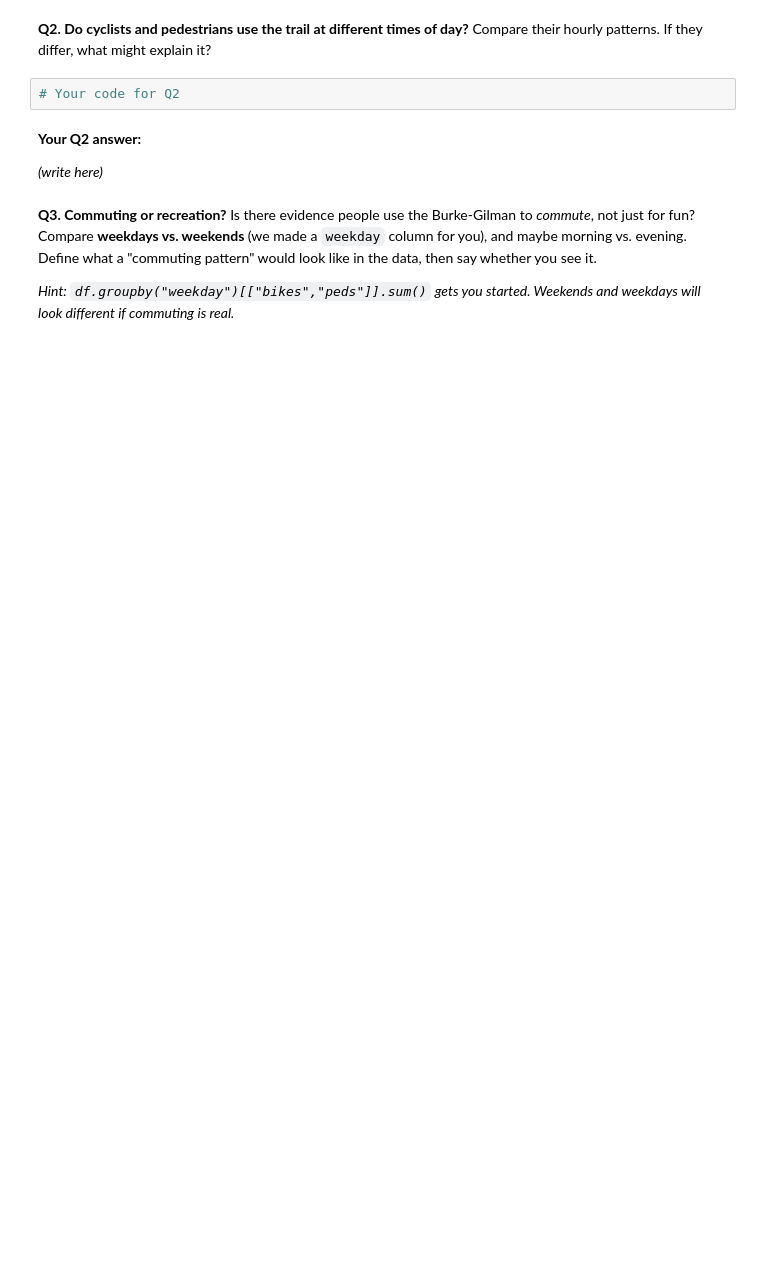
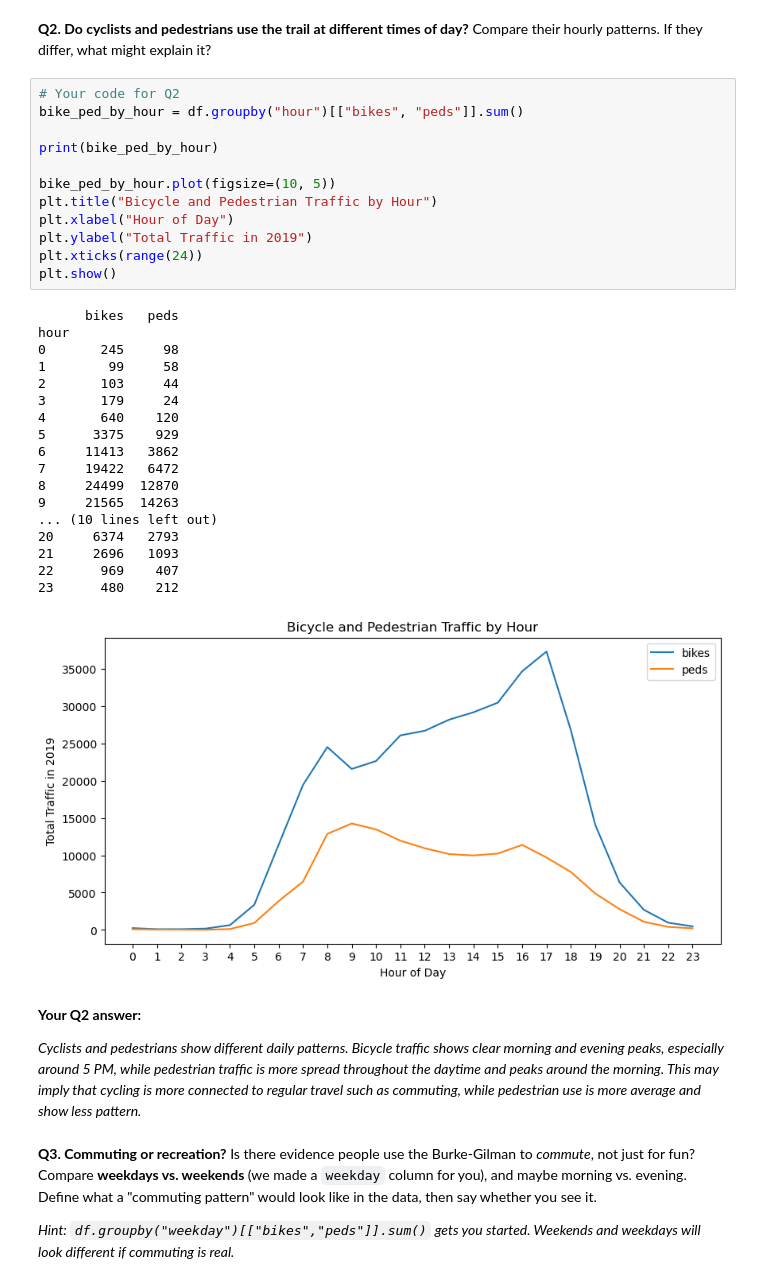
Before and after one commit to ArlfinEyre/hcde-410, a Jupyter notebook: A1/A1.ipynb, the cells around one changed output. Drawn from its saved outputs; the diff is of its cells as text; blank space fills up the shorter version.

```diff
--- a/A1/A1.ipynb
+++ b/A1/A1.ipynb
@@ -119,10 +183,39 @@ Decide what *busy* means to you first — a single hour? a stretch of the day? b
 Compare their hourly patterns. If they differ, what might explain it?
 # %%
 # Your code for Q2
+bike_ped_by_hour = df.groupby("hour")[["bikes", "peds"]].sum()
+
+print(bike_ped_by_hour)
+
+bike_ped_by_hour.plot(figsize=(10, 5))
+plt.title("Bicycle and Pedestrian Traffic by Hour")
+plt.xlabel("Hour of Day")
+plt.ylabel("Total Traffic in 2019")
+plt.xticks(range(24))
+plt.show()
+# %% [output]
+      bikes   peds
+hour
+0       245     98
+1        99     58
+2       103     44
+3       179     24
+4       640    120
+5      3375    929
+6     11413   3862
+7     19422   6472
+8     24499  12870
+9     21565  14263
+... (10 lines left out)
+20     6374   2793
+21     2696   1093
+22      969    407
+23      480    212
+[figure, added]
 # %% [markdown]
 **Your Q2 answer:**
 
-*(write here)*
+*Cyclists and pedestrians show different daily patterns. Bicycle traffic shows clear morning and evening peaks, especially around 5 PM, while pedestrian traffic is more spread throughout the daytime and peaks around the morning. This may imply that cycling is more connected to regular travel such as commuting, while pedestrian use is more average and show less pattern.*
 # %% [markdown]
 **Q3. Commuting or recreation?**
 Is there evidence people use the Burke-Gilman to *commute*, not just for fun? Compare **weekdays vs. weekends** (we made a `weekday` column for you), and maybe morning vs. evening. Define what a "commuting pattern" would look like in the data, then say whether you see it.
```
Also changed, not shown: parts of 11 cells of this notebook, 1 other file.
